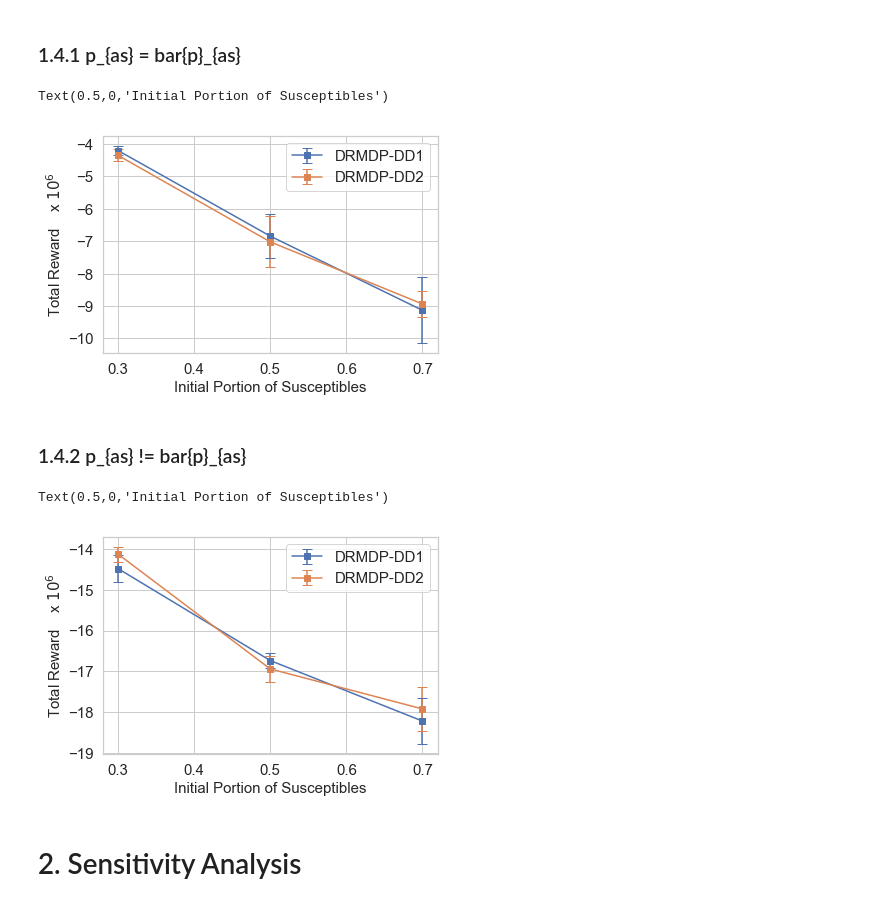
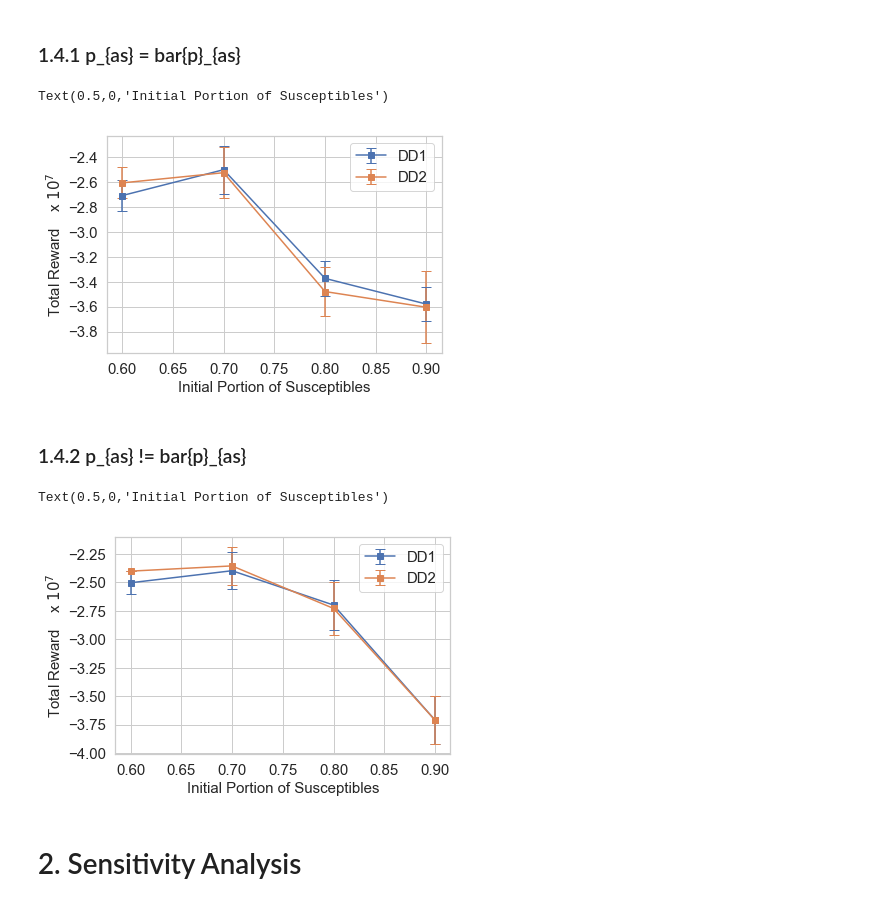
Before and after one commit to kadysongbb/drmdp, a Jupyter notebook: plot.ipynb, the cells around one changed output. Saved outputs shown, nothing was run; the diff lists cells and outputs as text; code cells hidden in the pictures.

```diff
--- a/plot.ipynb
+++ b/plot.ipynb
@@ -246,55 +246,55 @@ import seaborn as sns
 sns.set()
 sns.set_style("whitegrid")
 
-drmdpdd1_avg_reward = [-4.2005, -6.8417, -9.1306]
-drmdpdd1_std = [0.1488, 0.6695, 1.0221]
-drmdpdd2_avg_reward = [-4.3493, -7.0189, -8.9362]
-drmdpdd2_std = [0.1822, 0.7904, 0.3889]
+drmdpdd1_avg_reward = [-2.7074462, -2.4994494, -3.3728486, -3.5798596]
+drmdpdd1_std = [0.1251115, 0.1926713, 0.1399444, 0.1381766]
+drmdpdd2_avg_reward = [-2.6052931, -2.5234141, -3.4787850, -3.6052550]
+drmdpdd2_std = [0.1251115, 0.2064128, 0.2000153, 0.2903923]
 
-x = [0.3, 0.5, 0.7]
+x = [0.6, 0.7, 0.8, 0.9]
 
 plt.figure()
-plt.errorbar(x, drmdpdd1_avg_reward, yerr=drmdpdd1_std, label = 'DRMDP-DD1', marker='s', capsize = 5, color = blue)
-plt.errorbar(x, drmdpdd2_avg_reward, yerr=drmdpdd2_std, label = 'DRMDP-DD2', marker='s', capsize = 5, color = orange)
+plt.errorbar(x, drmdpdd1_avg_reward, yerr=drmdpdd1_std, label = 'DD1', marker='s', capsize = 5, color = blue)
+plt.errorbar(x, drmdpdd2_avg_reward, yerr=drmdpdd2_std, label = 'DD2', marker='s', capsize = 5, color = orange)
 
 plt.legend(fontsize = 15)
-plt.xticks([0.3, 0.4, 0.5, 0.6, 0.7], fontsize= 15)
+plt.xticks([0.6, 0.65, 0.7, 0.75, 0.8, 0.85, 0.9], fontsize= 15)
 plt.yticks(fontsize= 15)
-plt.ylabel('Total Reward    x $10^6$', fontsize = 15)
+plt.ylabel('Total Reward    x $10^7$', fontsize = 15)
 plt.xlabel('Initial Portion of Susceptibles', fontsize = 15)
 # %% [output]
 Text(0.5,0,'Initial Portion of Susceptibles')
-[figure, old version]
+[figure, new version]
 # %% [markdown]
 ###  1.4.2 p_{as} != bar{p}_{as}
 # %%
 from scipy.interpolate import interp1d
 import numpy as np
 import matplotlib.pyplot as plt
 import seaborn as sns
 
 sns.set()
 sns.set_style("whitegrid")
 
-drmdpdd1_avg_reward = [-14.4821, -16.7338, -18.2166]
-drmdpdd1_std = [0.3256, 0.1822, 0.5718]
-drmdpdd2_avg_reward = [-14.1277, -16.9393, -17.9191]
-drmdpdd2_std = [0.1822, 0.3256, 0.5381]
+drmdpdd1_avg_reward = [-2.5031400, -2.3972964, -2.6992930, -3.7106708]
+drmdpdd1_std = [0.1021531, 0.1631839, 0.2219970, 0.2144606]
+drmdpdd2_avg_reward = [-2.4009869, -2.3548787, -2.7288594, -3.7106708]
+drmdpdd2_std = [0, 0.1685354, 0.2339825, 0.2144606]
 
-x = [0.3, 0.5, 0.7]
+x = [0.6, 0.7, 0.8, 0.9]
 
 plt.figure()
-plt.errorbar(x, drmdpdd1_avg_reward, yerr=drmdpdd1_std, label = 'DRMDP-DD1', marker='s', capsize = 5, color = blue)
-plt.errorbar(x, drmdpdd2_avg_reward, yerr=drmdpdd2_std, label = 'DRMDP-DD2', marker='s', capsize = 5, color = orange)
+plt.errorbar(x, drmdpdd1_avg_reward, yerr=drmdpdd1_std, label = 'DD1', marker='s', capsize = 5, color = blue)
+plt.errorbar(x, drmdpdd2_avg_reward, yerr=drmdpdd2_std, label = 'DD2', marker='s', capsize = 5, color = orange)
 
 plt.legend(fontsize = 15)
-plt.xticks([0.3, 0.4, 0.5, 0.6, 0.7], fontsize= 15)
+plt.xticks([0.6, 0.65, 0.7, 0.75, 0.8, 0.85, 0.9], fontsize= 15)
 plt.yticks(fontsize= 15)
-plt.ylabel('Total Reward    x $10^6$', fontsize = 15)
+plt.ylabel('Total Reward    x $10^7$', fontsize = 15)
 plt.xlabel('Initial Portion of Susceptibles', fontsize = 15)
 # %% [output]
 Text(0.5,0,'Initial Portion of Susceptibles')
-[figure, old version]
+[figure, new version]
 # %% [markdown]
 # 2. Sensitivity Analysis
 # %% [markdown]
```
Also changed, not shown: parts of 1 cell of this notebook, 9 other files.
